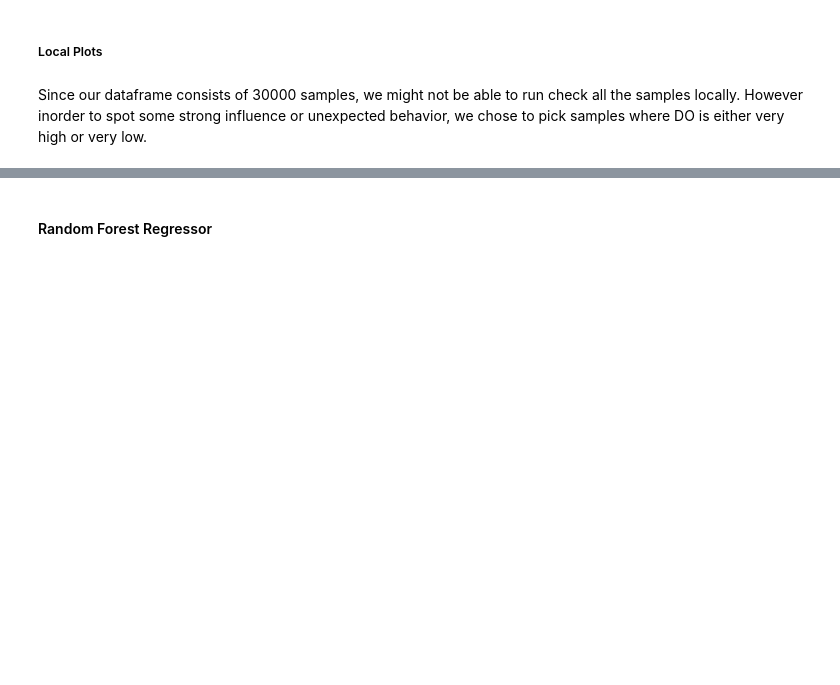
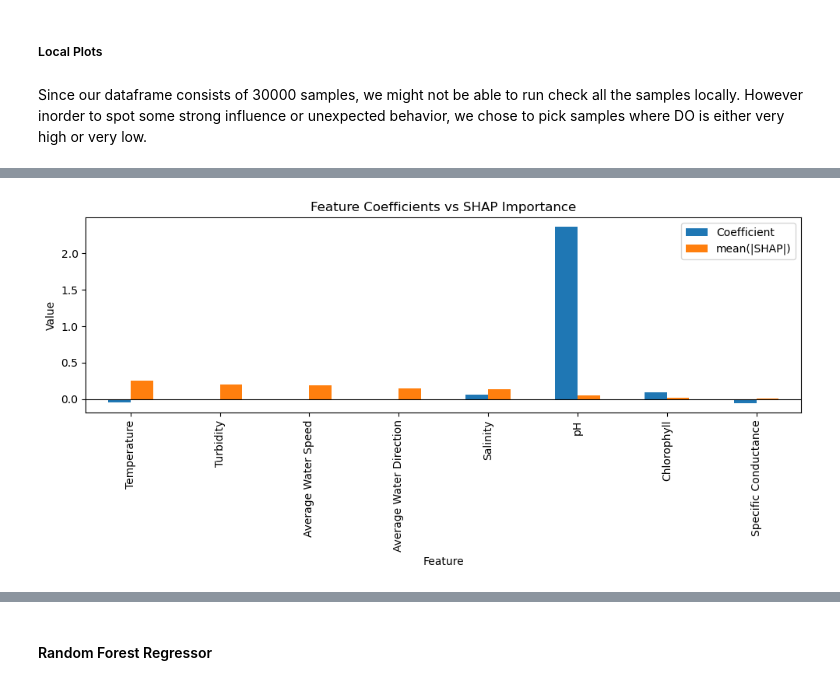
Before and after one commit to Deppi15/INFO381, a Jupyter notebook: notebooks/notebook.ipynb, the cells around one changed output, grey strips where cells are left out. Saved outputs shown, nothing was run; the diff lists cells and outputs as text; code cells hidden in the pictures; blank space fills up the shorter version.

```diff
--- a/notebooks/notebook.ipynb
+++ b/notebooks/notebook.ipynb
@@ -688,0 +747,3 @@ shap.plots.force(sample)
+# %%
+coef_df = pd.DataFrame({"Feature": X_train.columns, "Coefficient": model_lr.coef_}).sort_values("Coefficient",ascending=False)
+print(coef_df)
@@ -688,0 +760,20 @@ shap.plots.force(sample)
+# %%
+#Comparing the results above to SHAP global values
+#This can tell us whether SHAP and coefficients agree on certain things
+
+coef_df["mean(|SHAP|)"] = np.abs(shap_values.values).mean(axis=0)
+coef_df = coef_df.sort_values("mean(|SHAP|)", ascending=False)
+# %%
+#Visualizing the comparisions
+import matplotlib.pyplot as plt
+
+#Plot
+coef_df.set_index("Feature")[["Coefficient", "mean(|SHAP|)"]].plot(
+    kind="bar", figsize=(10, 5), title="Feature Coefficients vs SHAP Importance"
+)
+plt.axhline(0, color='black', linewidth=0.8)
+plt.ylabel("Value")
+plt.tight_layout()
+plt.show()
+# %% [output]
+[figure, added]
```
Also changed, not shown: parts of 25 cells of this notebook.
